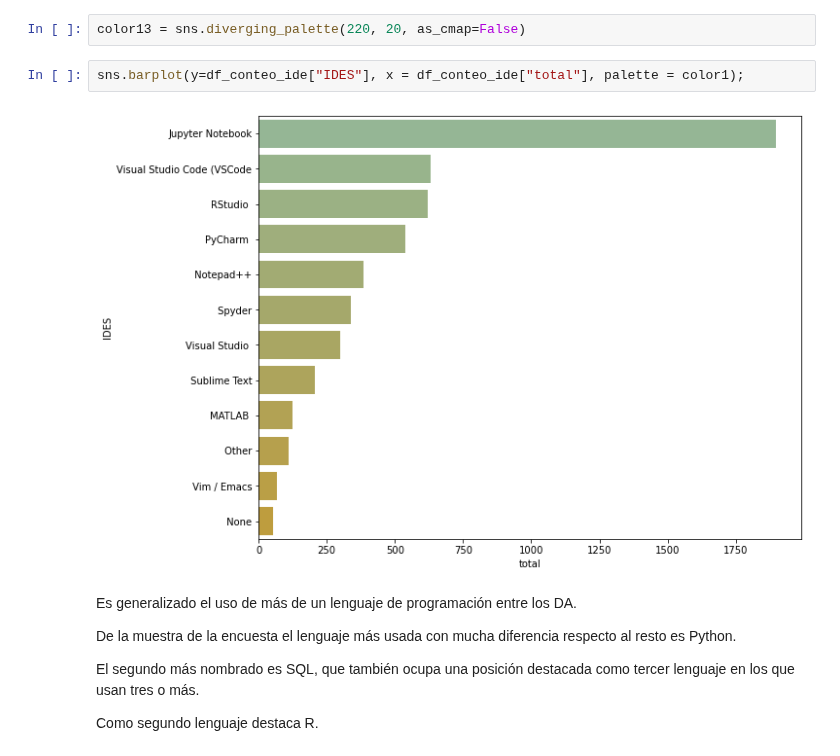
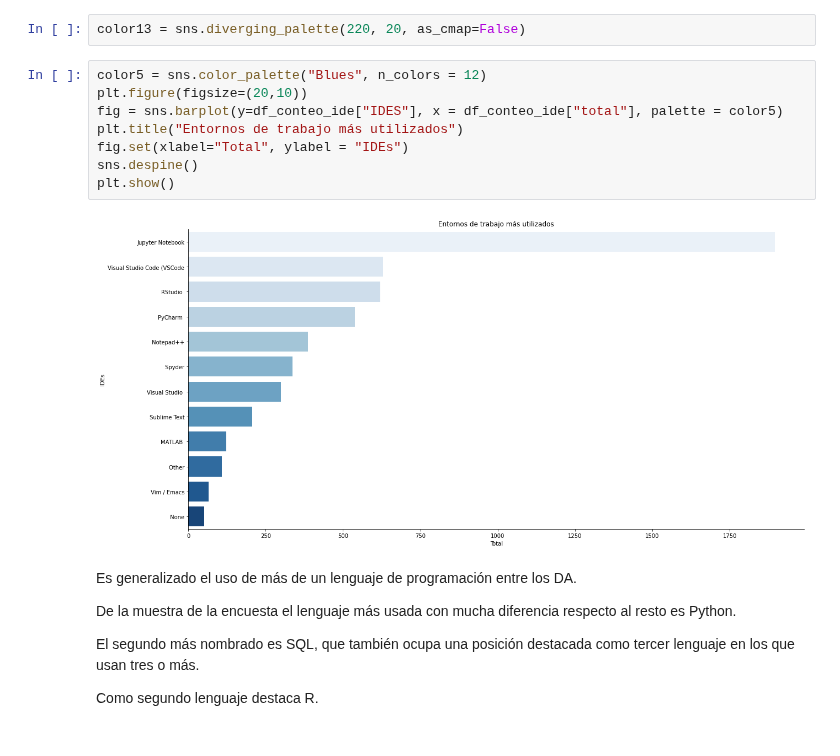
Before and after one commit to Adalab/EDA-ETL-project, a Jupyter notebook: 2.exploracion_eda/4.herramientas.ipynb, the cells around one changed output. Saved outputs shown, nothing was run; the diff lists cells and outputs as text.

```diff
--- a/2.exploracion_eda/4.herramientas.ipynb
+++ b/2.exploracion_eda/4.herramientas.ipynb
@@ -442,10 +447,16 @@ df_conteo_ide
 | 7 | None | 52.0 | 0.0 | 0.0 | 0.0 | 0.0 | 0.0 | 0.0 | 0.0 | 0.0 | 0.0 | ... |
 # %%
 color13 = sns.diverging_palette(220, 20, as_cmap=False)
-# %%
-sns.barplot(y=df_conteo_ide["IDES"], x = df_conteo_ide["total"], palette = color1);
-# %% [output]
-[figure, removed]
+# %%
+color5 = sns.color_palette("Blues", n_colors = 12)
+plt.figure(figsize=(20,10))
+fig = sns.barplot(y=df_conteo_ide["IDES"], x = df_conteo_ide["total"], palette = color5)
+plt.title("Entornos de trabajo más utilizados")
+fig.set(xlabel="Total", ylabel = "IDEs")
+sns.despine()
+plt.show()
+# %% [output]
+[figure, added]
 # %% [markdown]
 Es generalizado el uso de más de un lenguaje de programación entre los DA.
 
```
Also changed, not shown: parts of 4 cells of this notebook.
